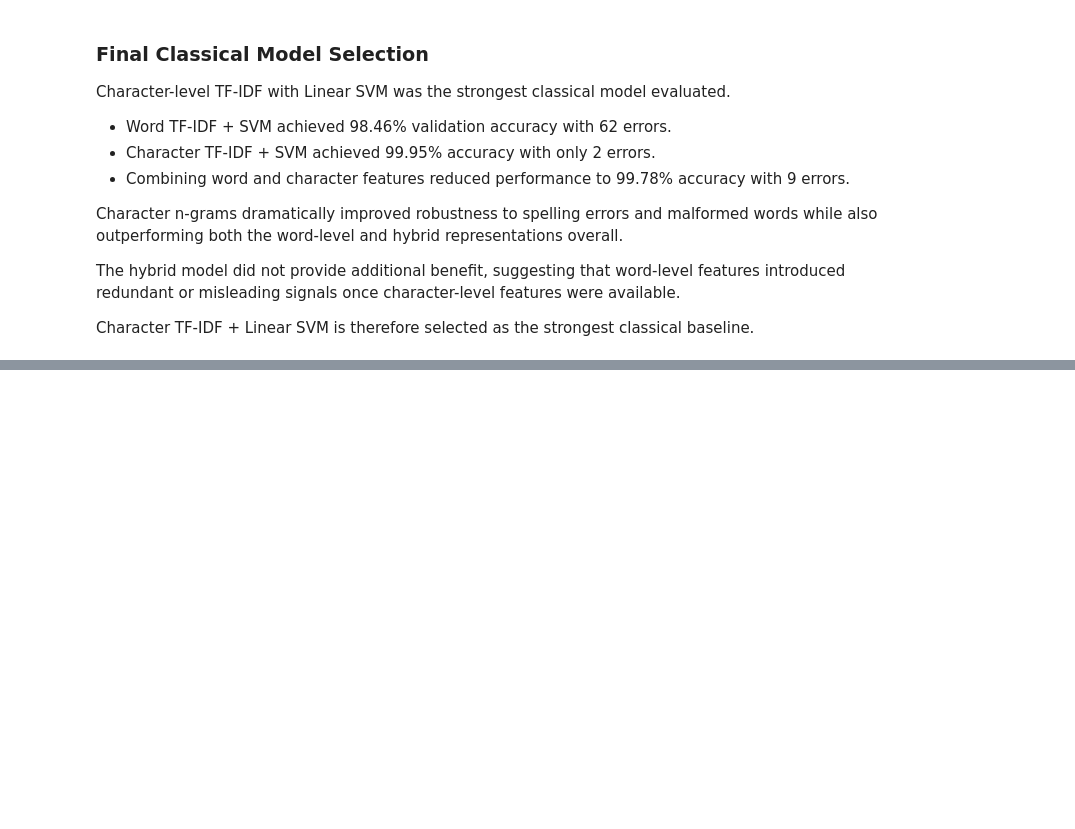
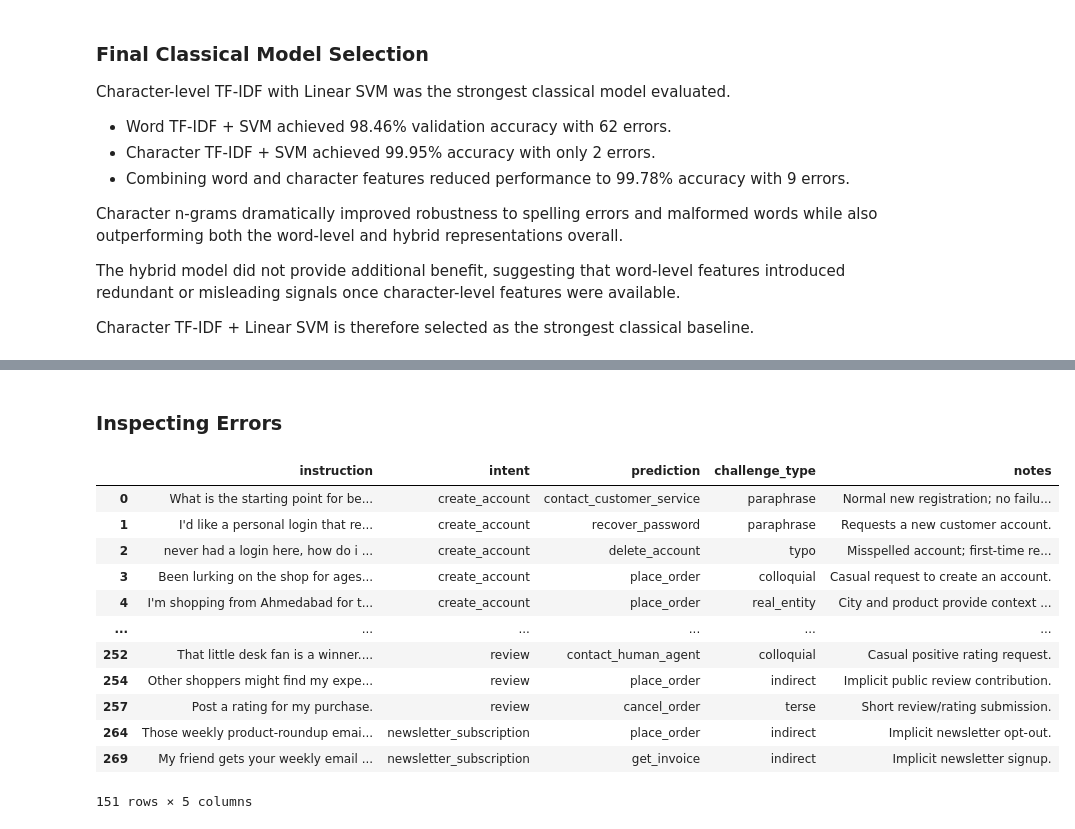
Before and after one commit to ribhupramanik/ResolveAI, a Jupyter notebook: notebooks/02_baseline_models.ipynb, the cells around one changed output, grey strips where cells are left out. Cells and saved outputs as stored; diff of their text form; code cells hidden in the pictures; blank space fills up the shorter version.

```diff
--- a/notebooks/02_baseline_models.ipynb
+++ b/notebooks/02_baseline_models.ipynb
@@ -1629,3 +1629,15 @@ character-level features were available.
 
 Character TF-IDF + Linear SVM is therefore selected as the strongest
 classical baseline.
+# %%
+challenge_df = pd.read_csv(
+    "../data/challenge/challenge.csv"
+)
+
+X_challenge = (
+    challenge_df["instruction"]
+)
+
+y_challenge = (
+    challenge_df["intent"]
+)
@@ -1631,0 +1803,32 @@ classical baseline.
+# %% [markdown]
+### Inspecting Errors
+# %%
+challenge_errors_df = (
+    challenge_results_df[
+        ~challenge_results_df["is_correct"]
+    ]
+)
+
+challenge_errors_df[
+    [
+        "instruction",
+        "intent",
+        "prediction",
+        "challenge_type",
+        "notes"
+    ]
+]
+# %% [output]
+|  | instruction | intent | prediction | challenge_type | notes |
+| 0 | What is the starting point for be... | create_account | contact_customer_service | paraphrase | Normal new registration; no failu... |
+| 1 | I'd like a personal login that re... | create_account | recover_password | paraphrase | Requests a new customer account. |
+| 2 | never had a login here, how do i ... | create_account | delete_account | typo | Misspelled account; first-time re... |
+| 3 | Been lurking on the shop for ages... | create_account | place_order | colloquial | Casual request to create an account. |
+| 4 | I'm shopping from Ahmedabad for t... | create_account | place_order | real_entity | City and product provide context ... |
+| ... | ... | ... | ... | ... | ... |
+| 252 | That little desk fan is a winner.... | review | contact_human_agent | colloquial | Casual positive rating request. |
+| 254 | Other shoppers might find my expe... | review | place_order | indirect | Implicit public review contribution. |
+| 257 | Post a rating for my purchase. | review | cancel_order | terse | Short review/rating submission. |
+| 264 | Those weekly product-roundup emai... | newsletter_subscription | place_order | indirect | Implicit newsletter opt-out. |
+| 269 | My friend gets your weekly email ... | newsletter_subscription | get_invoice | indirect | Implicit newsletter signup. |
+151 rows × 5 columns
```
Also changed, not shown: parts of 9 cells of this notebook.
